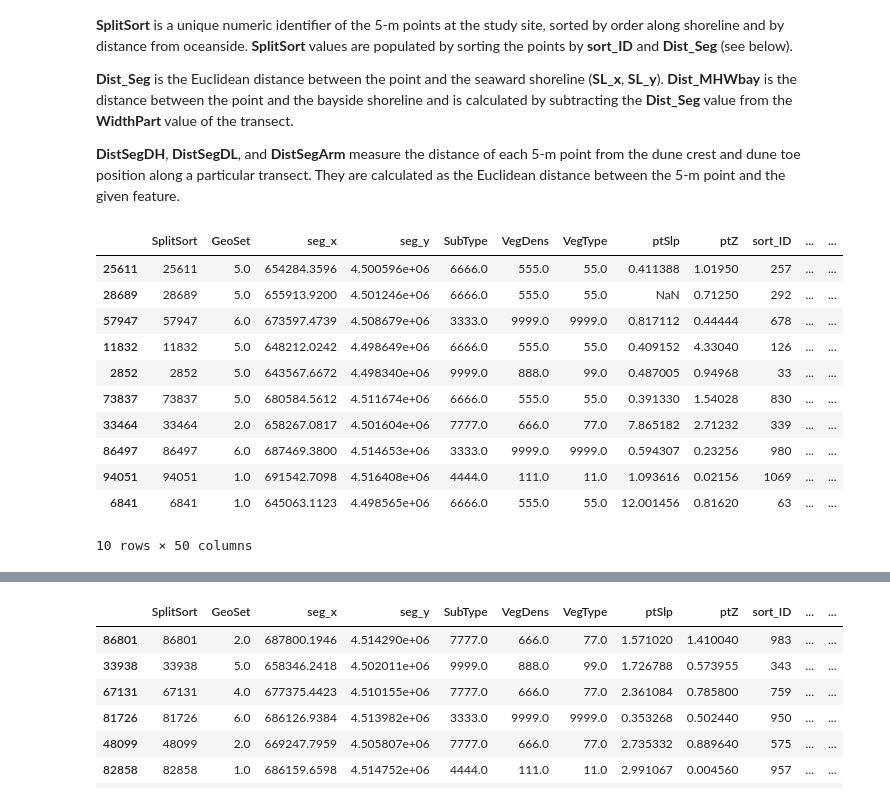
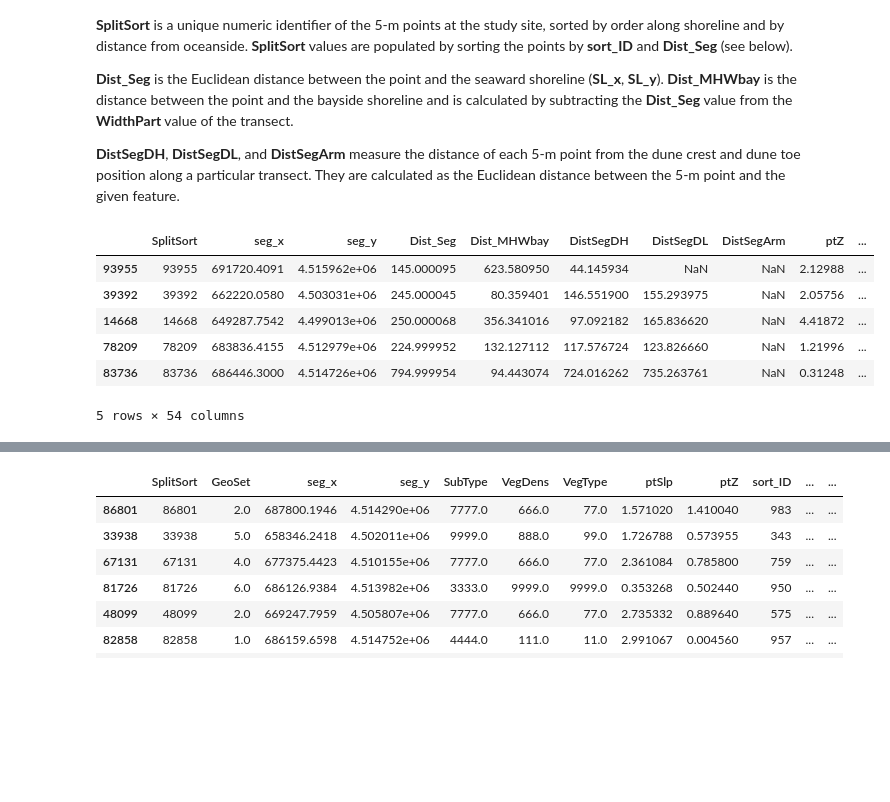
Before and after one commit to esturdivant-usgs/BI-geomorph-extraction, a Jupyter notebook: CoastalVarExtractor/extractor_FireIsland2012.ipynb, the cells around one changed output, grey strips where cells are left out. Saved outputs shown, nothing was run; the diff lists cells and outputs as text; code cells hidden in the pictures; blank space fills up the shorter version.

```diff
--- a/CoastalVarExtractor/extractor_FireIsland2012.ipynb
+++ b/CoastalVarExtractor/extractor_FireIsland2012.ipynb
@@ -420,6 +426,16 @@ Getting the width along each transect of the entire barrier (WidthFull)...
 Converting feature class vertices to array with X and Y...
 Converting array to dataframe...
 Getting the width along each transect of above water portion of the barrier (WidthLand)...
+# %%
+trdf_anthro = fwa.FCtoDF(tr_w_anthro, id_fld=tID_fld, dffields=['Development', 'Nourishment','Construction'])
+
+# Join anthro fields to trans and points DFs
+trans_df = fun.join_columns(trans_df, trans_df2)
+pts_df = fun.join_columns(pts_df, trans_df, tID_fld)
+
+# Save dataframes to open elsewhere or later
+trans_df.to_pickle(os.path.join(scratch_dir, extTrans_null+'_anthro.pkl'))
+pts_df.to_pickle(os.path.join(scratch_dir, transPts_null+'_anthro.pkl'))
 # %% [markdown]
 ## 5-m Points
 The point dataset samples the land every 5 m along each shore-normal transect.
@@ -521,37 +537,38 @@ __Dist_Seg__ is the Euclidean distance between the point and the seaward shoreli
 
 __DistSegDH__, __DistSegDL__, and __DistSegArm__ measure the distance of each 5-m point from the dune crest and dune toe position along a particular transect. They are calculated as the Euclidean distance between the 5-m point and the given feature.
 # %%
+pts_df = pd.read_pickle(os.path.join(scratch_dir, '20171219', 'pts_extractedvalues_presort.pkl'))
+
 # Calculate DistSeg, Dist_MHWbay, DistSegDH, DistSegDL, DistSegArm, and sort points (SplitSort)
 pts_df = fun.join_columns(pts_df, trans_df, tID_fld)
 pts_df = fun.prep_points(pts_df, tID_fld, pID_fld, MHW, fill)
 
 # Aggregate ptZmhw to max and mean and join to transects
 pts_df, zmhw = fun.aggregate_z(pts_df, MHW, tID_fld, 'ptZ', fill)
 trans_df = fun.join_columns(trans_df, zmhw)
 
 # Join transect values to pts
 pts_df = fun.join_columns(pts_df, trans_df, tID_fld)
 
-# Drop extra fields
+# pID_fld needs to be among the columns
+if not pID_fld in pts_df.columns:
+    pts_df.reset_index(drop=False, inplace=True)
+
+# Drop extra fields and sort columns
 trans_df.drop(extra_fields, axis=1, inplace=True, errors='ignore')
-pts_df.drop(extra_fields, axis=1, inplace=True, errors='ignore')
+pts_df = pts_df.reindex_axis(sorted_pt_flds, axis=1)
 
 # Save dataframes to open elsewhere or later
 trans_df.to_pickle(os.path.join(scratch_dir, extTrans_null+'.pkl'))
 pts_df.to_pickle(os.path.join(scratch_dir, transPts_null+'.pkl'))
 
 # View 10 randomly selected rows
-pts_df.sample(10)
+pts_df.sample(5)
 # %% [output]
-|  | SplitSort | GeoSet | seg_x | seg_y | SubType | VegDens | VegType | ptSlp | ptZ | sort_ID | ... | ... |
-| 25611 | 25611 | 5.0 | 654284.3596 | 4.500596e+06 | 6666.0 | 555.0 | 55.0 | 0.411388 | 1.01950 | 257 | ... | ... |
-| 28689 | 28689 | 5.0 | 655913.9200 | 4.501246e+06 | 6666.0 | 555.0 | 55.0 | NaN | 0.71250 | 292 | ... | ... |
-| 57947 | 57947 | 6.0 | 673597.4739 | 4.508679e+06 | 3333.0 | 9999.0 | 9999.0 | 0.817112 | 0.44444 | 678 | ... | ... |
-| 11832 | 11832 | 5.0 | 648212.0242 | 4.498649e+06 | 6666.0 | 555.0 | 55.0 | 0.409152 | 4.33040 | 126 | ... | ... |
-| 2852 | 2852 | 5.0 | 643567.6672 | 4.498340e+06 | 9999.0 | 888.0 | 99.0 | 0.487005 | 0.94968 | 33 | ... | ... |
-| 73837 | 73837 | 5.0 | 680584.5612 | 4.511674e+06 | 6666.0 | 555.0 | 55.0 | 0.391330 | 1.54028 | 830 | ... | ... |
-| 33464 | 33464 | 2.0 | 658267.0817 | 4.501604e+06 | 7777.0 | 666.0 | 77.0 | 7.865182 | 2.71232 | 339 | ... | ... |
-| 86497 | 86497 | 6.0 | 687469.3800 | 4.514653e+06 | 3333.0 | 9999.0 | 9999.0 | 0.594307 | 0.23256 | 980 | ... | ... |
-| 94051 | 94051 | 1.0 | 691542.7098 | 4.516408e+06 | 4444.0 | 111.0 | 11.0 | 1.093616 | 0.02156 | 1069 | ... | ... |
-| 6841 | 6841 | 1.0 | 645063.1123 | 4.498565e+06 | 6666.0 | 555.0 | 55.0 | 12.001456 | 0.81620 | 63 | ... | ... |
+|  | SplitSort | seg_x | seg_y | Dist_Seg | Dist_MHWbay | DistSegDH | DistSegDL | DistSegArm | ptZ | ... |
+| 93955 | 93955 | 691720.4091 | 4.515962e+06 | 145.000095 | 623.580950 | 44.145934 | NaN | NaN | 2.12988 | ... |
+| 39392 | 39392 | 662220.0580 | 4.503031e+06 | 245.000045 | 80.359401 | 146.551900 | 155.293975 | NaN | 2.05756 | ... |
+| 14668 | 14668 | 649287.7542 | 4.499013e+06 | 250.000068 | 356.341016 | 97.092182 | 165.836620 | NaN | 4.41872 | ... |
+| 78209 | 78209 | 683836.4155 | 4.512979e+06 | 224.999952 | 132.127112 | 117.576724 | 123.826660 | NaN | 1.21996 | ... |
+| 83736 | 83736 | 686446.3000 | 4.514726e+06 | 794.999954 | 94.443074 | 724.016262 | 735.263761 | NaN | 0.31248 | ... |
-10 rows × 50 columns
+5 rows × 54 columns
```
Also changed, not shown: parts of 15 cells of this notebook, 4 other files.
